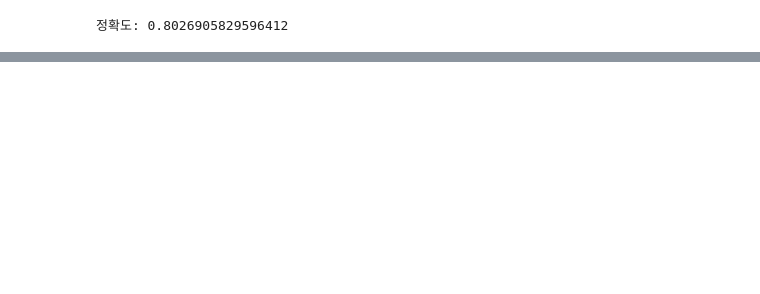
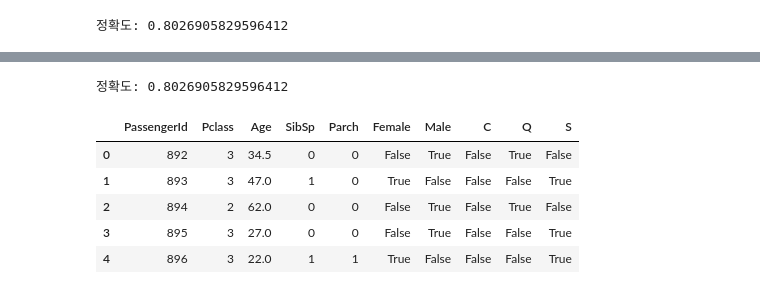
Before and after one commit to jw-1113/Python, a Jupyter notebook: day7(2).ipynb, the cells around one changed output, grey strips where cells are left out. Saved outputs shown, nothing was run; the diff lists cells and outputs as text; code cells hidden in the pictures; blank space fills up the shorter version.

```diff
--- a/day7(2).ipynb
+++ b/day7(2).ipynb
@@ -315,4 +316,38 @@ y_pred = d_tree.predict(X_test)
 from sklearn.metrics import accuracy_score
 accuracy = accuracy_score(y_pred, y_test)
 print(f"정확도: {accuracy}")
+# %%
+# 0911
+# train.csv 혹은 test.csv -> 전처리
+import pandas as pd
+from mlxtend.preprocessing import TransactionEncoder # One-Hot Encoding 용!!
+def titanic_pp(file):
+    # 1) csv 읽기 -> df으로 변환
+    df = pd.read_csv(file)
+
+    # 2) Age 결측치 mean으로 대입
+    age_mean = df["Age"].mean()
+    df["Age"] = df["Age"].fillna(age_mean)
+
+    # 3) Cabin 결측치 -> drop
+    df = df.drop("Cabin", axis=1)
+
+    # 4) Embarked 결측치 2개 -> 최빈값 S로 대체
+    df["Embarked"] = df["Embarked"].fillna("S")
+
+    # 5) Fare 요금 분석 결과 drop
+    df = df.drop("Fare", axis=1)
+    df = df.drop("Name", axis=1)
+    df = df.drop("Ticket", axis=1)
+
+    # 6) Sex, Embarked -> One-Hot Enconding
+    te = TransactionEncoder()
+    df["Female"] = te.fit(df["Sex"]).fit_transform(df[["Sex"]].values)[:, 0]
+    df["Male"] = te.fit(df["Sex"]).fit_transform(df[["Sex"]].values)[:, 1]
+    df["C"] = te.fit(df["Embarked"]).fit_transform(df[["Embarked"]].values)[:, 0]
+    df["Q"] = te.fit(df["Embarked"]).fit_transform(df[["Embarked"]].values)[:, 1]
+    df["S"] = te.fit(df["Embarked"]).fit_transform(df[["Embarked"]].values)[:, 2]
+    df = df.drop("Sex", axis=1)
+    df = df.drop("Embarked", axis=1)
+    return df
 # %%
@@ -333,0 +377,17 @@ Feature names seen at fit time, yet now missing:
+# %%
+from sklearn.metrics import accuracy_score
+y_pred = d_tree.predict(X_test)
+accuracy = accuracy_score(y_pred, y_test)
+print(f"정확도: {accuracy}")
+# %% [output]
+정확도: 0.8026905829596412
+# %%
+df_test = titanic_pp("test.csv")
+df_test.head()
+# %% [output]
+|  | PassengerId | Pclass | Age | SibSp | Parch | Female | Male | C | Q | S |
+| 0 | 892 | 3 | 34.5 | 0 | 0 | False | True | False | True | False |
+| 1 | 893 | 3 | 47.0 | 1 | 0 | True | False | False | False | True |
+| 2 | 894 | 2 | 62.0 | 0 | 0 | False | True | False | True | False |
+| 3 | 895 | 3 | 27.0 | 0 | 0 | False | True | False | False | True |
+| 4 | 896 | 3 | 22.0 | 1 | 1 | True | False | False | False | True |
```
Also changed, not shown: parts of 13 cells of this notebook, 1 other file.
